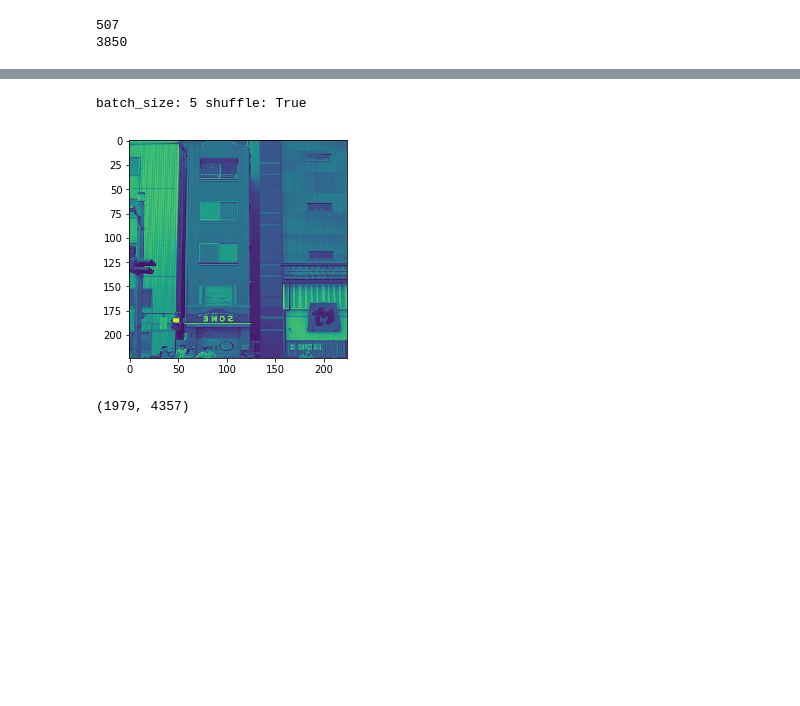
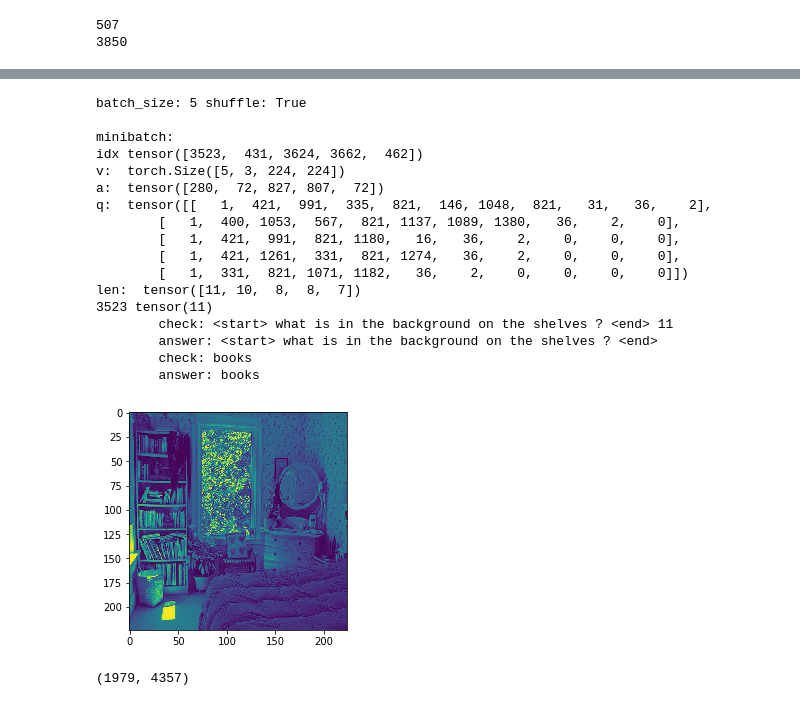
Before and after one commit to nsimsiri/Visual-Question-Answering, a Jupyter notebook: VQA-DataLoader-Test.ipynb, the cells around one changed output, grey strips where cells are left out. Drawn from its saved outputs; the diff is of its cells as text; code cells hidden in the pictures; blank space fills up the shorter version.

```diff
--- a/VQA-DataLoader-Test.ipynb
+++ b/VQA-DataLoader-Test.ipynb
@@ -91,42 +98,61 @@ def plot_distribution(dataset):
 # %%
 import torch
 import tqdm
 train_loader = dataset.build_data_loader(train=True, args={'batch_size': 5})
 # print(len(train_loader))
 for minibatch in tqdm.tqdm(train_loader):
     idxs, v,q,a,q_len = minibatch
     q = VQADataSet.batchify_questions(q)
     batch_size = len(q_len)
-#     print("\nminibatch:")
-#     print('idx', idxs)
-#     print('v: ', v.shape)
-#     print('a: ', a)
-#     print('q: ', q)
+    print("\nminibatch:")
+    print('idx', idxs)
+    print('v: ', v.shape)
+    print('a: ', a)
+    print('q: ', q)
+    print('len: ', q_len)
     for i in range(batch_size):
         idx_i = idxs[i]
         q_i = q[i]
         a_i = a[i].item()
         v_i = v[i].numpy()
         q_len_i = q_len[i]
         qj, aj = dataset.get(idx_i, 'train')
 
         qj_check = dataset.decode_question(q_i.tolist())
         qj_ans = " ".join(qj['tokens'])
         aj_check = str(dataset.decode_answer(a_i))
         aj_ans = str(aj['answer'])
-#         print(idx_i.item())
-#         print("\tcheck: " + qj_check)
-#         print("\tanswer: " + qj_ans)
-#         print("\tcheck: " + aj_check)
-#         print("\tanswer: " + aj_ans)
+        print(idx_i.item(), q_len_i)
+        print("\tcheck: " + qj_check + " " + str(len(qj['tokens'])))
+        print("\tanswer: " + qj_ans)
+        print("\tcheck: " + aj_check)
+        print("\tanswer: " + aj_ans)
         assert(aj_ans == aj_check)
         assert(qj_ans in qj_check)
         img_v = v_i
 #         img_v = img_v.reshape(224, 224, 3)
         imshow(img_v[0,:,:], interpolation='nearest')
+        break
+    break
 # %% [output]
 batch_size: 5 shuffle: True
+
+minibatch:
+idx tensor([3523,  431, 3624, 3662,  462])
+v:  torch.Size([5, 3, 224, 224])
+a:  tensor([280,  72, 827, 807,  72])
+q:  tensor([[   1,  421,  991,  335,  821,  146, 1048,  821,   31,   36,    2],
+        [   1,  400, 1053,  567,  821, 1137, 1089, 1380,   36,    2,    0],
+        [   1,  421,  991,  821, 1180,   16,   36,    2,    0,    0,    0],
+        [   1,  421, 1261,  331,  821, 1274,   36,    2,    0,    0,    0],
+        [   1,  331,  821, 1071, 1182,   36,    2,    0,    0,    0,    0]])
+len:  tensor([11, 10,  8,  8,  7])
+3523 tensor(11)
+        check: <start> what is in the background on the shelves ? <end> 11
+        answer: <start> what is in the background on the shelves ? <end>
+        check: books
+        answer: books
-[figure, old version]
+[figure, new version]
 # %%
 print(dataset.size())
 # %% [output]
```
Also changed, not shown: parts of 1 cell of this notebook, 2 other files.
